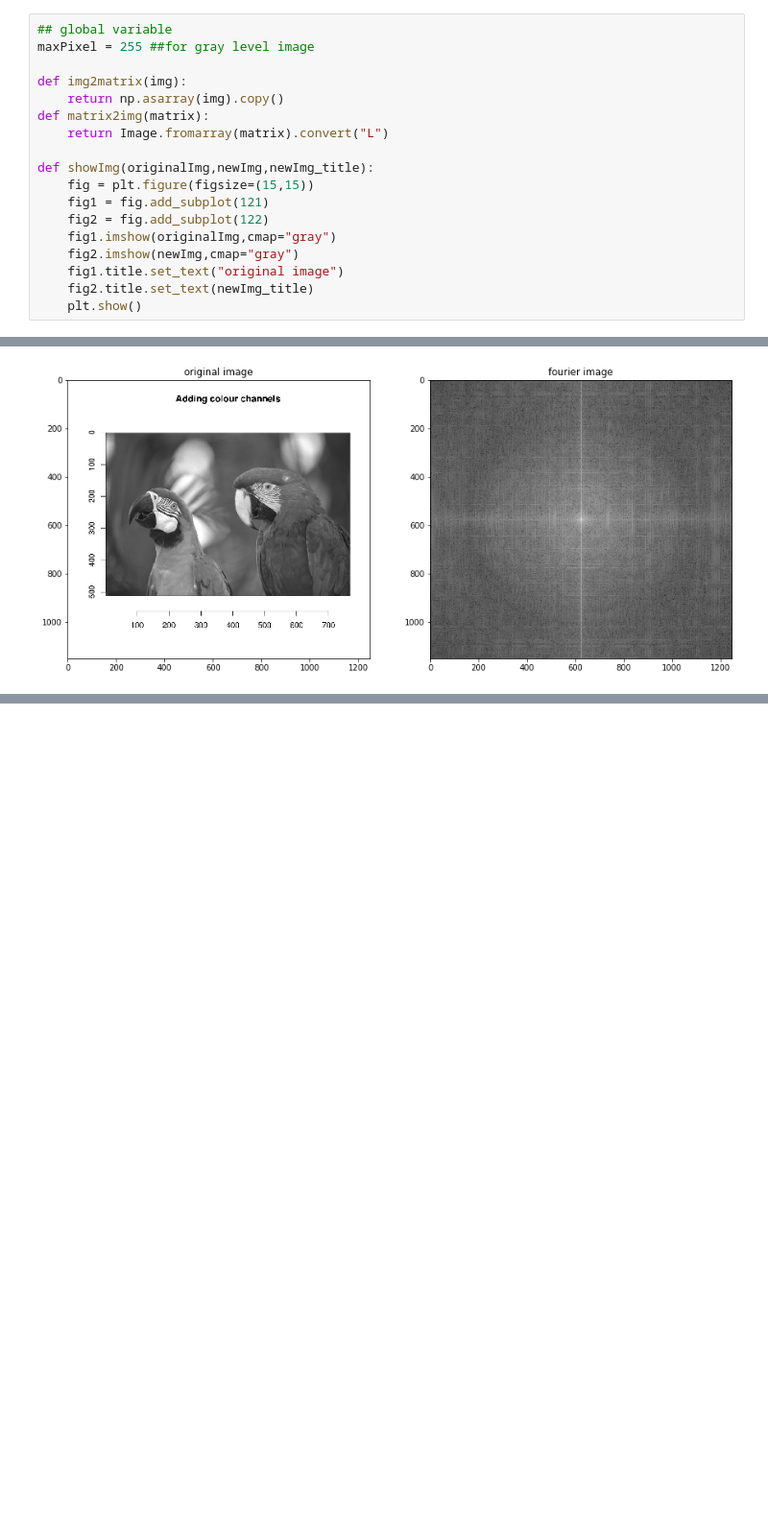
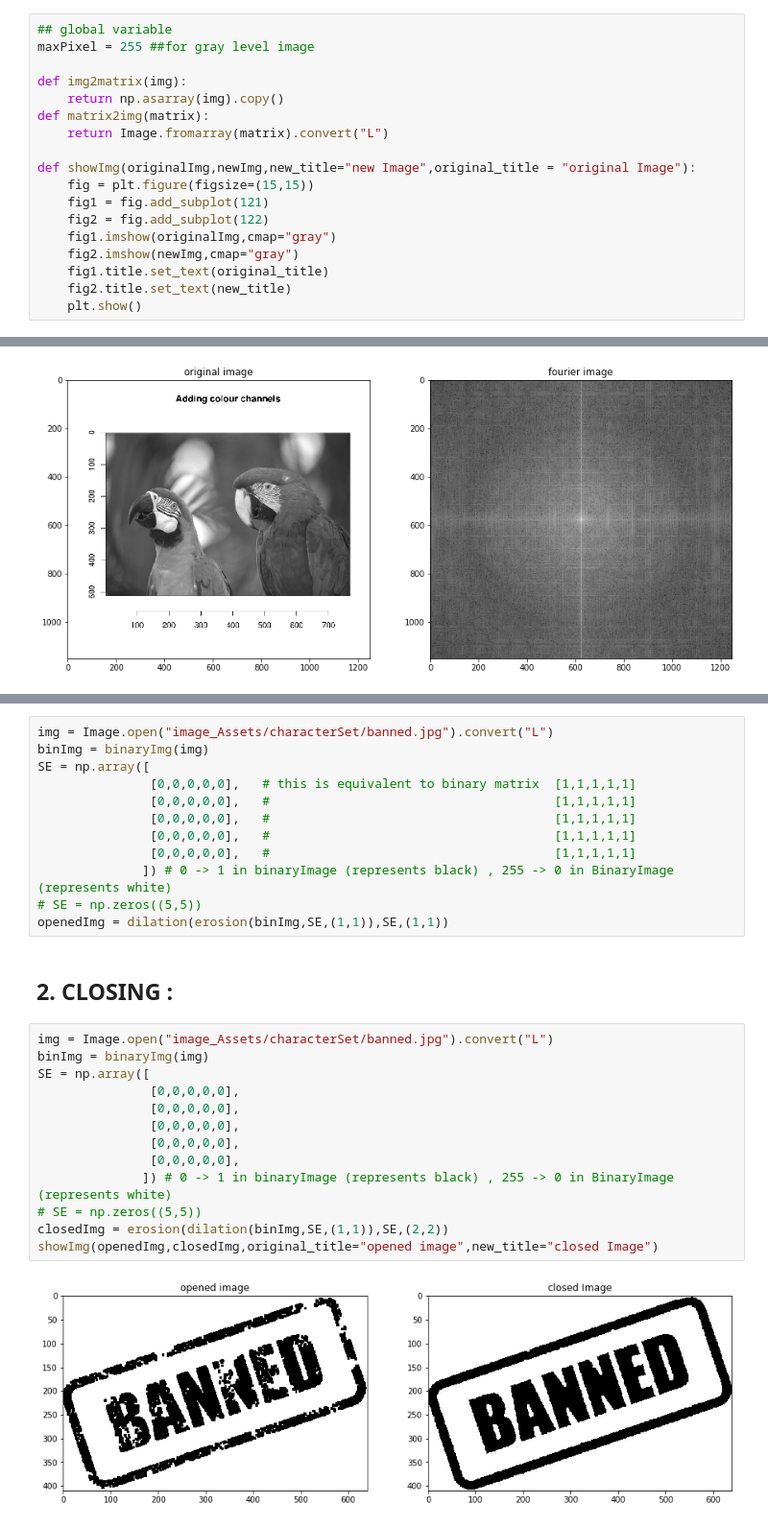
Before and after one commit to s-4-m-a-n/Image-processing-from-scratch, a Jupyter notebook: main.ipynb, the cells around one changed output, grey strips where cells are left out. Shown at 96% size. Drawn from its saved outputs; the diff is of its cells as text; blank space fills up the shorter version.

```diff
--- a/main.ipynb
+++ b/main.ipynb
@@ -18,14 +18,14 @@ def img2matrix(img):
 def matrix2img(matrix):
     return Image.fromarray(matrix).convert("L")
 
-def showImg(originalImg,newImg,newImg_title):
+def showImg(originalImg,newImg,new_title="new Image",original_title = "original Image"):
     fig = plt.figure(figsize=(15,15))
     fig1 = fig.add_subplot(121)
     fig2 = fig.add_subplot(122)
     fig1.imshow(originalImg,cmap="gray")
     fig2.imshow(newImg,cmap="gray")
-    fig1.title.set_text("original image")
-    fig2.title.set_text(newImg_title)
+    fig1.title.set_text(original_title)
+    fig2.title.set_text(new_title)
     plt.show()
 # %% [markdown]
 <hr style="border:2px solid gray"> </hr>
@@ -675,0 +811,29 @@ showImg(img,imgFFT,"fourier image")
+# %%
+img = Image.open("image_Assets/characterSet/banned.jpg").convert("L")
+binImg = binaryImg(img)
+SE = np.array([
+               [0,0,0,0,0],   # this is equivalent to binary matrix  [1,1,1,1,1]
+               [0,0,0,0,0],   #                                      [1,1,1,1,1]
+               [0,0,0,0,0],   #                                      [1,1,1,1,1]
+               [0,0,0,0,0],   #                                      [1,1,1,1,1]
+               [0,0,0,0,0],   #                                      [1,1,1,1,1]
+              ]) # 0 -> 1 in binaryImage (represents black) , 255 -> 0 in BinaryImage (represents white)
+# SE = np.zeros((5,5))
+openedImg = dilation(erosion(binImg,SE,(1,1)),SE,(1,1))
+# %% [markdown]
+## 2. CLOSING :
+# %%
+img = Image.open("image_Assets/characterSet/banned.jpg").convert("L")
+binImg = binaryImg(img)
+SE = np.array([
+               [0,0,0,0,0],
+               [0,0,0,0,0],
+               [0,0,0,0,0],
+               [0,0,0,0,0],
+               [0,0,0,0,0],
+              ]) # 0 -> 1 in binaryImage (represents black) , 255 -> 0 in BinaryImage (represents white)
+# SE = np.zeros((5,5))
+closedImg = erosion(dilation(binImg,SE,(1,1)),SE,(2,2))
+showImg(openedImg,closedImg,original_title="opened image",new_title="closed Image")
+# %% [output]
+[figure, added]
```
Also changed, not shown: parts of 15 cells of this notebook.
